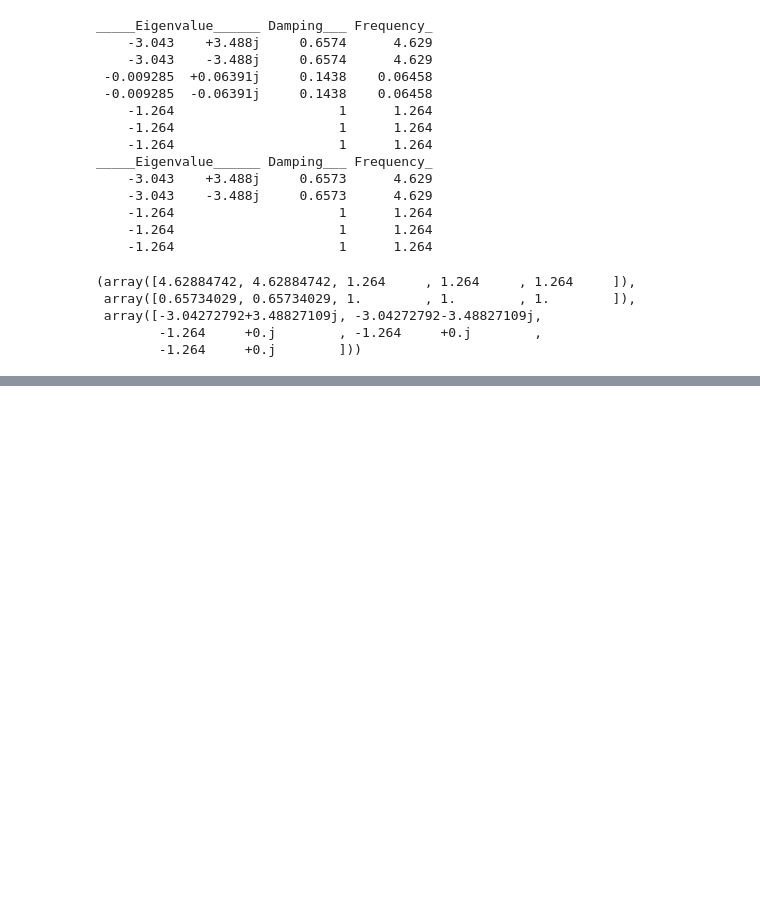
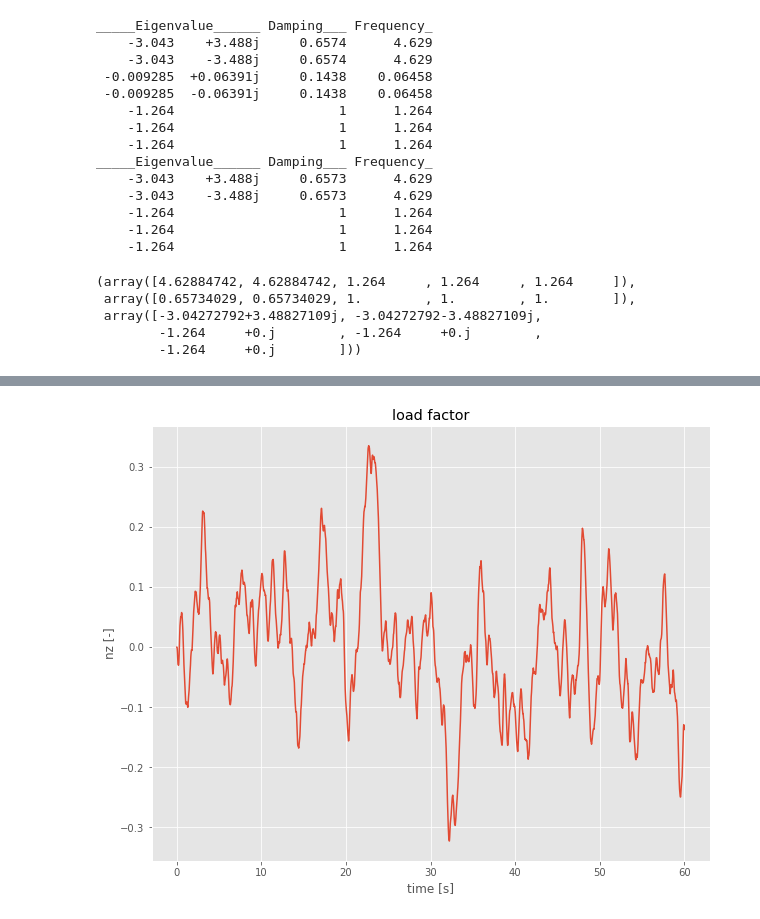
Before and after one commit to justas145/AE4304P, a Jupyter notebook: main_notebook.ipynb, the cells around one changed output, grey strips where cells are left out. Saved outputs shown, nothing was run; the diff lists cells and outputs as text; code cells hidden in the pictures; blank space fills up the shorter version.

```diff
--- a/main_notebook.ipynb
+++ b/main_notebook.ipynb
@@ -232,0 +328,16 @@ plt.show()
+# %%
+az = V * (y[:, 2] - y[:, 1])  # V * flight path angle dot
+nz = az / 9.81                   # normal load factor
+
+# plot nz vs t
+plt.figure()
+plt.plot(t, nz)
+plt.xlabel('time [s]')
+plt.ylabel('nz [-]')
+plt.title('load factor')
+# make the plots bigger
+plt.gcf().set_size_inches(10, 8)
+# save the plot
+plt.savefig('figures/nz_vs_t.pdf')
+# %% [output]
+[figure, added]
```
Also changed, not shown: parts of 9 cells of this notebook, 2 other files.
